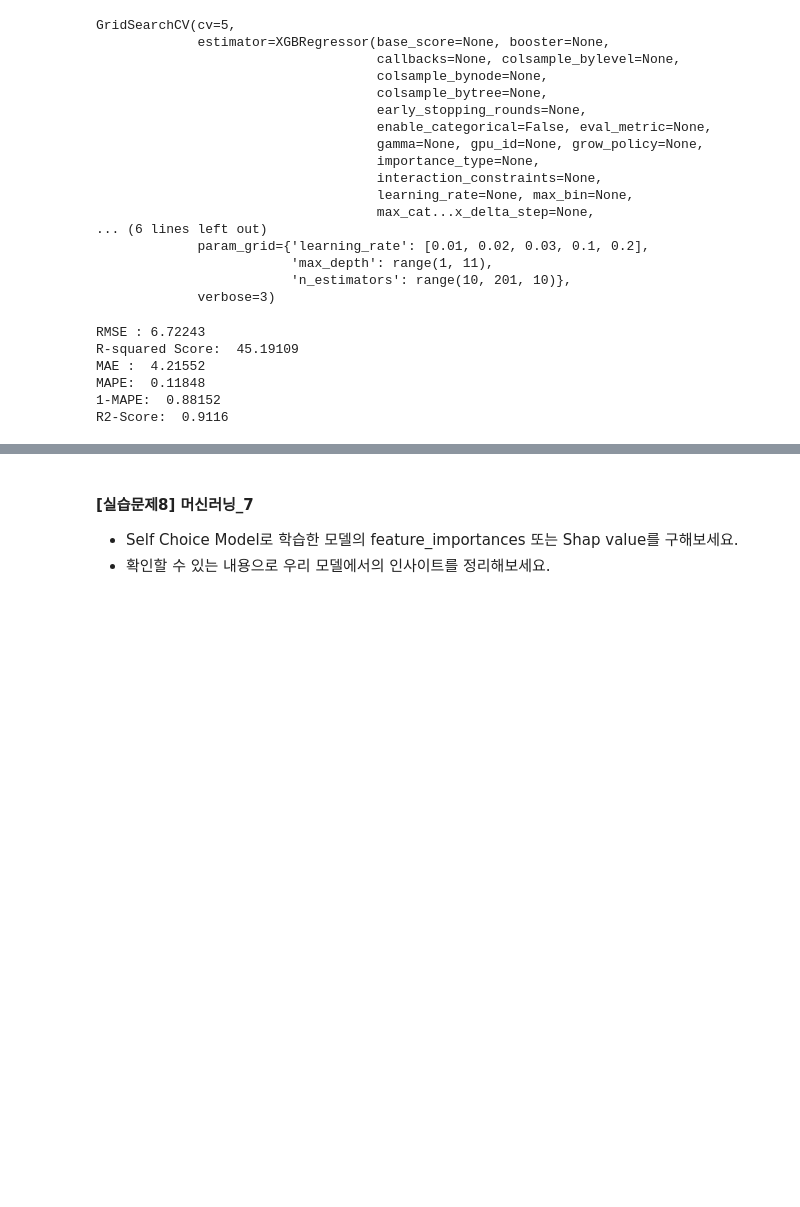
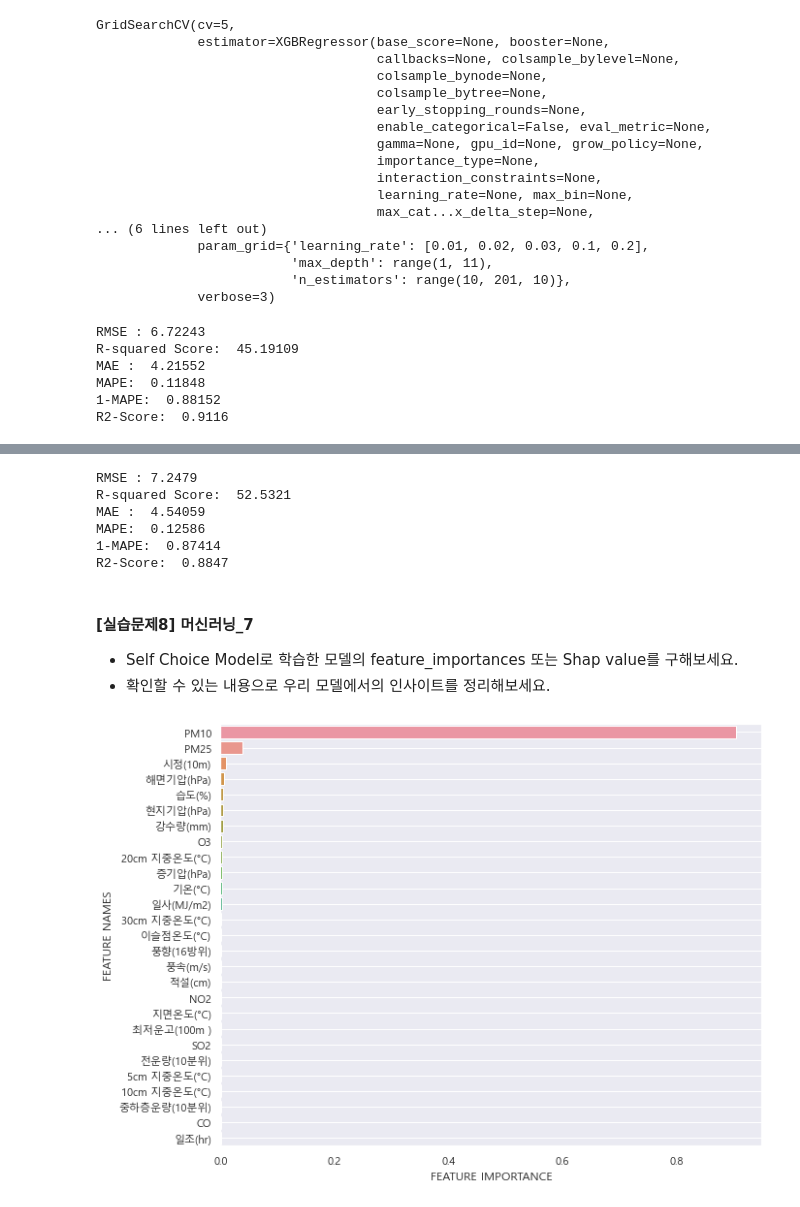
Before and after one commit to yeonsu98/MiniProject, a Jupyter notebook: 미세먼지분석/3. 모델링(머신러닝)_2차_미세먼지.ipynb, the cells around one changed output, grey strips where cells are left out. Cells and saved outputs as stored; diff of their text form; code cells hidden in the pictures; blank space fills up the shorter version.

```diff
--- a/미세먼지분석/3. 모델링(머신러닝)_2차_미세먼지.ipynb
+++ b/미세먼지분석/3. 모델링(머신러닝)_2차_미세먼지.ipynb
@@ -450,3 +552,7 @@ MAE :  4.21552
 MAPE:  0.11848
 1-MAPE:  0.88152
 R2-Score:  0.9116
+# %%
+from xgboost import XGBRegressor
+xgb1 = XGBRegressor()
+xgb1.fit(train_x_1.iloc[:, 1:], train_y_1)
@@ -453,11 +570,23 @@ R2-Score:  0.9116
 # %%
 # 학습한 모델을 파일로 저장해보세요.
+pred_xgb1 = xgb1.predict(test_x_1.iloc[:, 1:])
+perf_check(pred_xgb1, test_y_1)
+# %% [output]
+RMSE : 7.2479
+R-squared Score:  52.5321
+MAE :  4.54059
+MAPE:  0.12586
+1-MAPE:  0.87414
+R2-Score:  0.8847
 # %% [markdown]
 #### [실습문제8] 머신러닝_7
 * Self Choice Model로 학습한 모델의 feature_importances 또는 Shap value를 구해보세요.
 * 확인할 수 있는 내용으로 우리 모델에서의 인사이트를 정리해보세요.
 # %%
 # Feature의 중요도 확인
+result = plot_feature_importance(xgb1.feature_importances_, train_x_1.iloc[:, 1:].columns)
+# %% [output]
+[figure, added]
 # %%
 # 확인할 수 있는 인사이트
 # 1.
```
Also changed, not shown: parts of 13 cells of this notebook, 1 other file.
